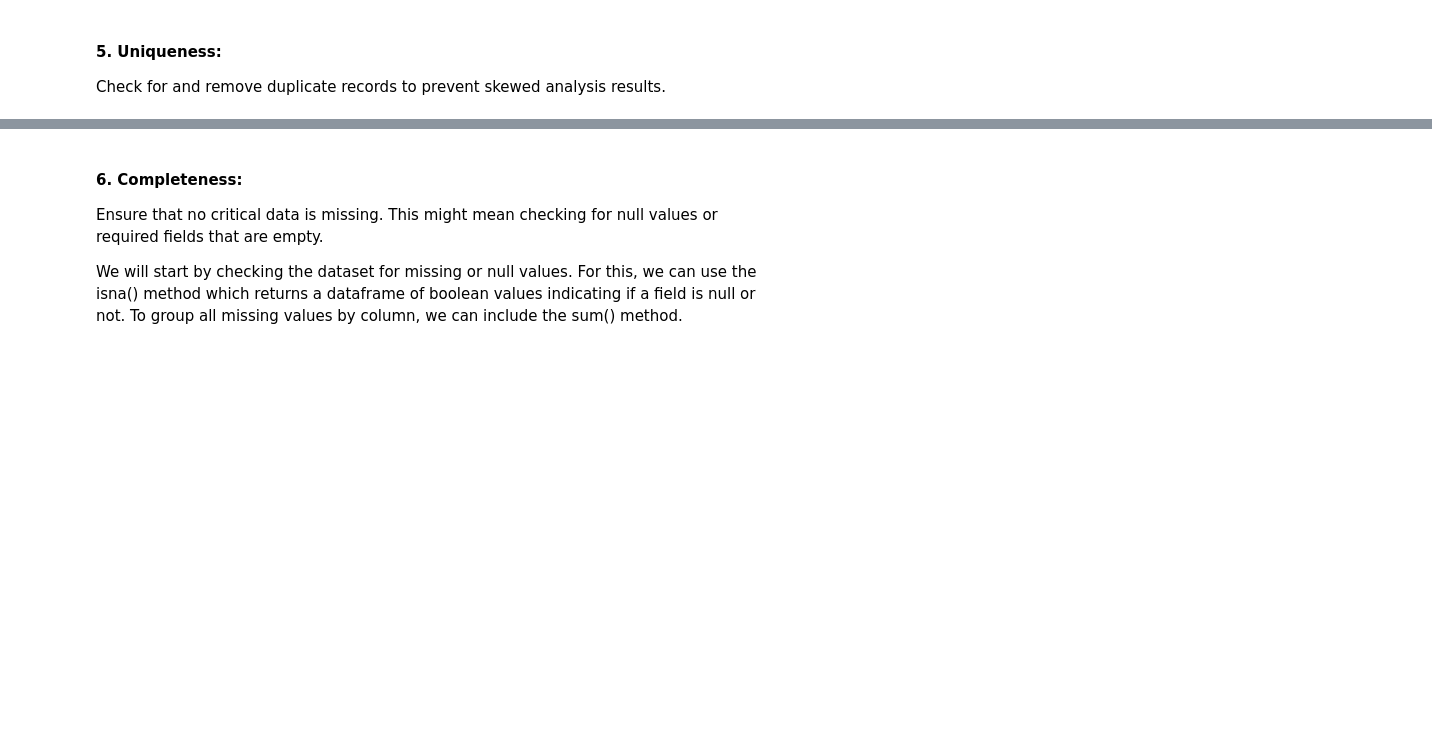
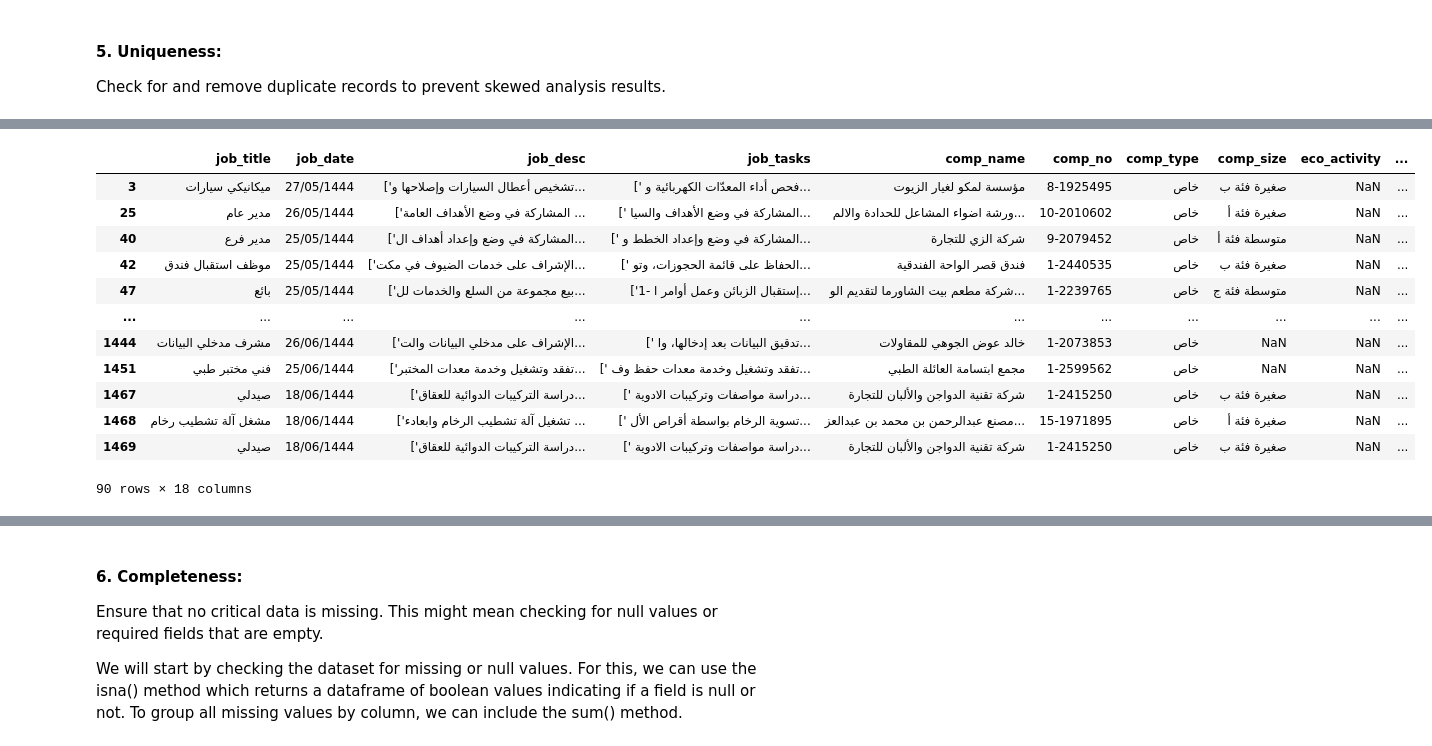
Before and after one commit to Tuwaiq-DS-ML-bootcamp-V-9/Usecase-5, a Jupyter notebook: EDA explain template.ipynb, the cells around one changed output, grey strips where cells are left out. Cells and saved outputs as stored; diff of their text form; code cells hidden in the pictures; blank space fills up the shorter version.

```diff
--- a/EDA explain template.ipynb
+++ b/EDA explain template.ipynb
@@ -288,0 +316,16 @@ Check for and remove duplicate records to prevent skewed analysis results.
+# %%
+Jadarat_data[Jadarat_data['eco_activity'].isnull()]
+# %% [output]
+|  | job_title | job_date | job_desc | job_tasks | comp_name | comp_no | comp_type | comp_size | eco_activity | ... |
+| 3 | ميكانيكي سيارات | 27/05/1444 | ['تشخيص أعطال السيارات وإصلاحها و... | [' فحص أداء المعدّات الكهربائية و... | مؤسسة لمكو لغيار الزيوت | 8-1925495 | خاص | صغيرة فئة ب | NaN | ... |
+| 25 | مدير عام | 26/05/1444 | ['المشاركة في وضع الأهداف العامة ... | [' المشاركة في وضع الأهداف والسيا... | ورشة اضواء المشاعل للحدادة والالم... | 10-2010602 | خاص | صغيرة فئة أ | NaN | ... |
+| 40 | مدير فرع | 25/05/1444 | ['المشاركة في وضع وإعداد أهداف ال... | [' المشاركة في وضع وإعداد الخطط و... | شركة الزي للتجارة | 9-2079452 | خاص | متوسطة فئة أ | NaN | ... |
+| 42 | موظف استقبال فندق | 25/05/1444 | ['الإشراف على خدمات الضيوف في مكت... | [' الحفاظ على قائمة الحجوزات، وتو... | فندق قصر الواحة الفندقية | 1-2440535 | خاص | صغيرة فئة ب | NaN | ... |
+| 47 | بائع | 25/05/1444 | ['بيع مجموعة من السلع والخدمات لل... | ['1- إستقبال الزبائن وعمل أوامر ا... | شركة مطعم بيت الشاورما لتقديم الو... | 1-2239765 | خاص | متوسطة فئة ج | NaN | ... |
+| ... | ... | ... | ... | ... | ... | ... | ... | ... | ... | ... |
+| 1444 | مشرف مدخلي البيانات | 26/06/1444 | ['الإشراف على مدخلي البيانات والت... | [' تدقيق البيانات بعد إدخالها، وا... | خالد عوض الجوهي للمقاولات | 1-2073853 | خاص | NaN | NaN | ... |
+| 1451 | فني مختبر طبي | 25/06/1444 | ['تفقد وتشغيل وخدمة معدات المختبر... | [' تفقد وتشغيل وخدمة معدات حفظ وف... | مجمع ابتسامة العائلة الطبي | 1-2599562 | خاص | NaN | NaN | ... |
+| 1467 | صيدلي | 18/06/1444 | ['دراسة التركيبات الدوائية للعقاق... | [' دراسة مواصفات وتركيبات الادوية... | شركة تقنية الدواجن والألبان للتجارة | 1-2415250 | خاص | صغيرة فئة ب | NaN | ... |
+| 1468 | مشغل آلة تشطيب رخام | 18/06/1444 | ['تشغيل آلة تشطيب الرخام وابعادء ... | [' تسوية الرخام بواسطة أقراص الأل... | مصنع عبدالرحمن بن محمد بن عبدالعز... | 15-1971895 | خاص | صغيرة فئة أ | NaN | ... |
+| 1469 | صيدلي | 18/06/1444 | ['دراسة التركيبات الدوائية للعقاق... | [' دراسة مواصفات وتركيبات الادوية... | شركة تقنية الدواجن والألبان للتجارة | 1-2415250 | خاص | صغيرة فئة ب | NaN | ... |
+90 rows × 18 columns
```
Also changed, not shown: parts of 15 cells of this notebook.
